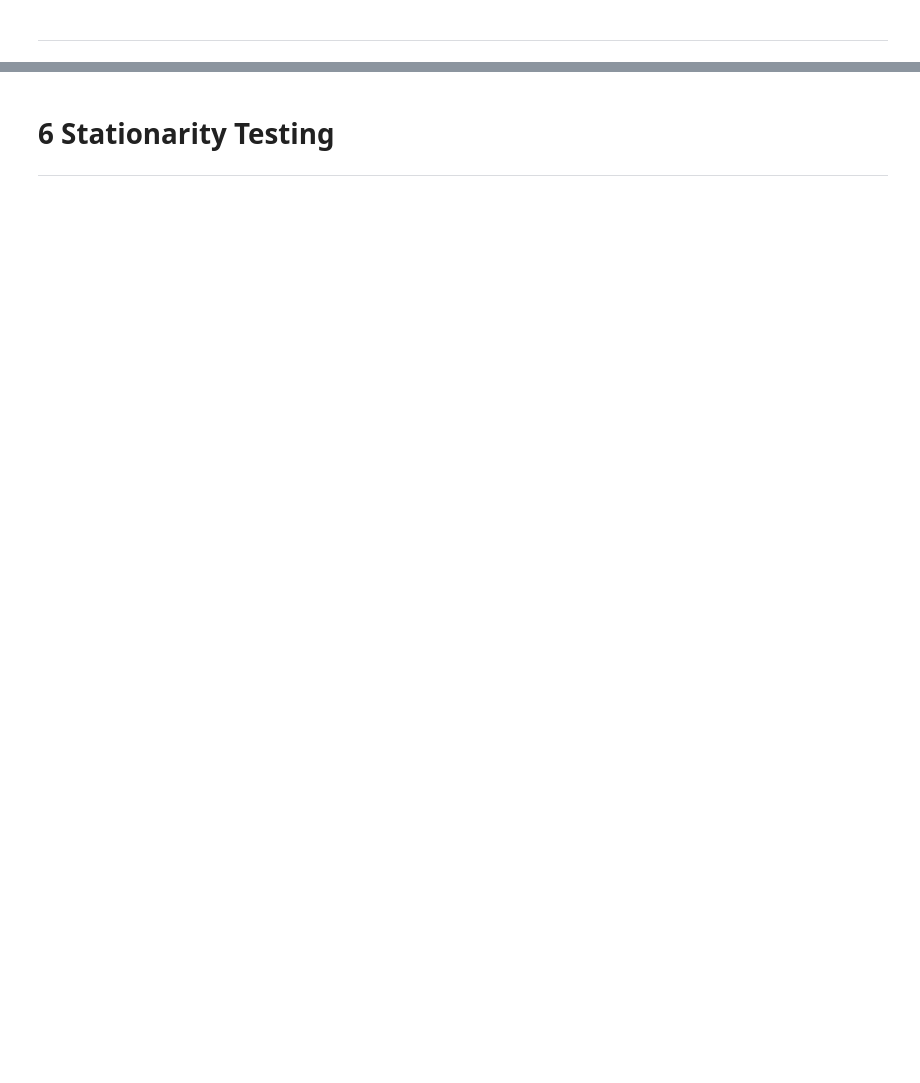
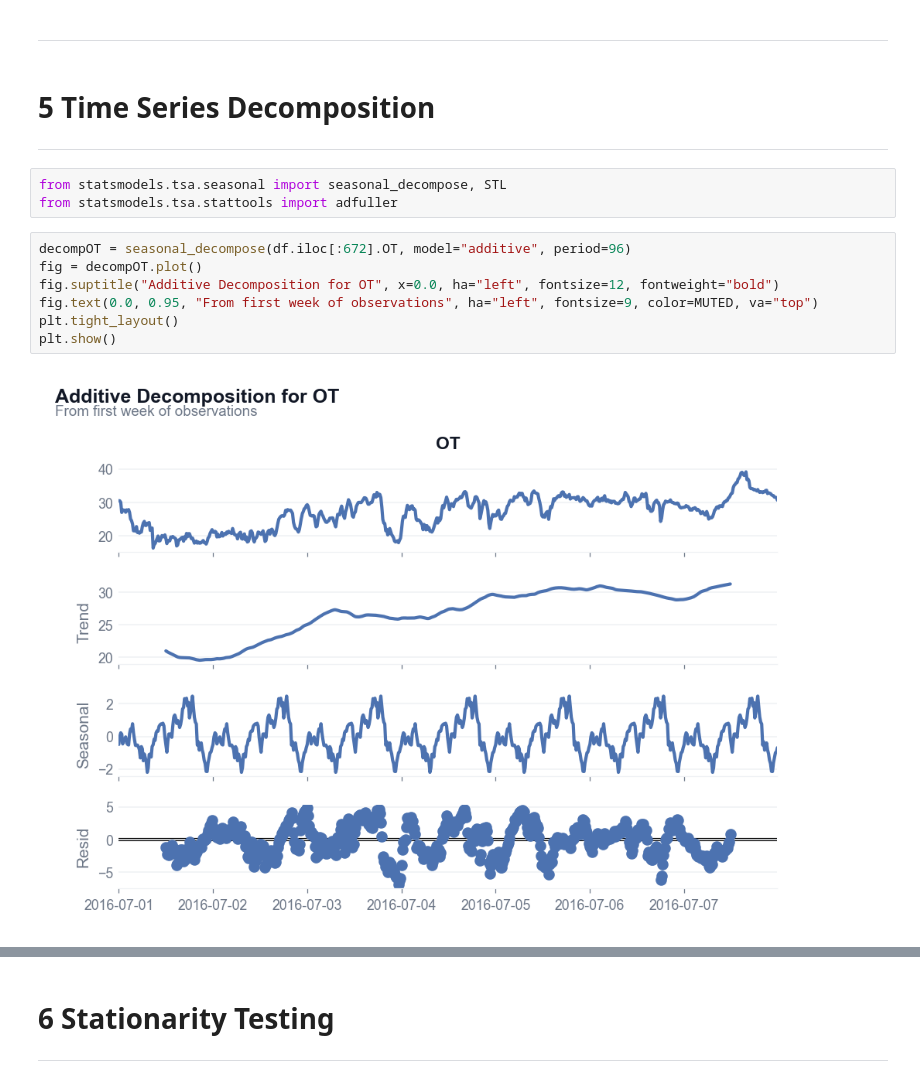
Before and after one commit to stuart-n-wilson/dissertation, a Jupyter notebook: notebooks/01_eda.ipynb, the cells around one changed output, grey strips where cells are left out. Cells and saved outputs as stored; diff of their text form; blank space fills up the shorter version.

```diff
--- a/notebooks/01_eda.ipynb
+++ b/notebooks/01_eda.ipynb
@@ -215,2 +220,17 @@ PACF plot shows that only previous value has high correlation when using directl
 # %% [markdown]
 ---
+# %% [markdown]
+# 5 Time Series Decomposition
+---
+# %%
+from statsmodels.tsa.seasonal import seasonal_decompose, STL
+from statsmodels.tsa.stattools import adfuller
+# %%
+decompOT = seasonal_decompose(df.iloc[:672].OT, model="additive", period=96)
+fig = decompOT.plot()
+fig.suptitle("Additive Decomposition for OT", x=0.0, ha="left", fontsize=12, fontweight="bold")
+fig.text(0.0, 0.95, "From first week of observations", ha="left", fontsize=9, color=MUTED, va="top")
+plt.tight_layout()
+plt.show()
+# %% [output]
+[figure, added]
```
Also changed, not shown: parts of 16 cells of this notebook, 4 other files.
